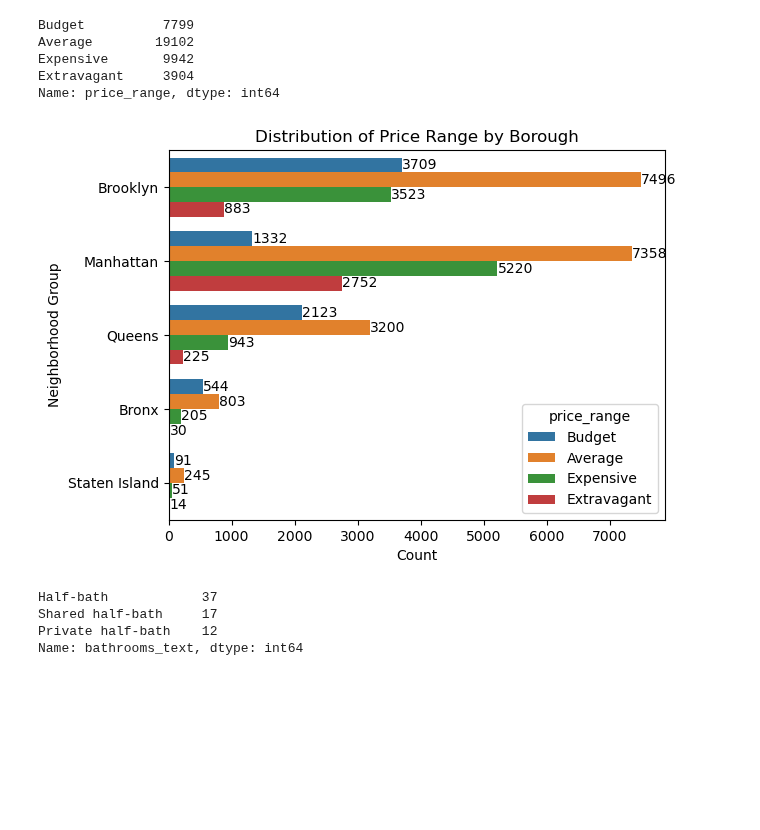
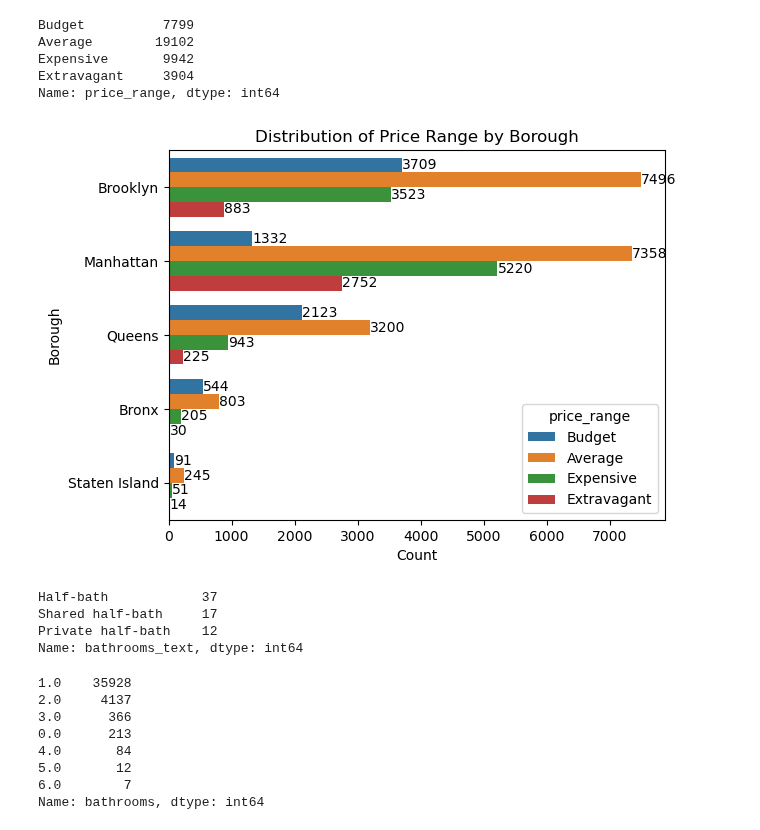
Before and after one commit to n-altawam/Sprinboard, a Jupyter notebook: Capstone 2/EDA.ipynb, the cells around one changed output. Drawn from its saved outputs; the diff is of its cells as text; code cells hidden in the pictures; blank space fills up the shorter version.

```diff
--- a/Capstone 2/EDA.ipynb
+++ b/Capstone 2/EDA.ipynb
@@ -212,12 +247,12 @@ Expensive       9942
 Extravagant     3904
 Name: price_range, dtype: int64
 # %%
-ax = sns.countplot(y='neighbourhood_group', hue='price_range', data=df)
+ax = sns.countplot(y='borough', hue='price_range', data=df)
 for container in ax.containers:
     ax.bar_label(container, fontsize=10)
-plt.ylabel('Neighborhood Group')
+plt.ylabel('Borough')
 plt.xlabel('Count')
 plt.title('Distribution of Price Range by Borough')
 plt.show()
 # %% [output]
-[figure, old version]
+[figure, new version]
@@ -226,9 +259,20 @@ df = df.rename(columns={'neighbourhood_group': 'borough'})
 # %%
 df['bathrooms'] = df['bathrooms_text'].str.extract(r'(\d+)', expand=False).astype(float)
+df.loc[df.bathrooms.isna()].bathrooms_text.value_counts()
+# %% [output]
+Half-bath            37
+Shared half-bath     17
+Private half-bath    12
+Name: bathrooms_text, dtype: int64
 # %%
-df.loc[df.bathrooms.isna()].bathrooms_text.value_counts()
+df.bathrooms.fillna(value=1, inplace=True)
+df.bathrooms.value_counts()
 # %% [output]
-Half-bath            37
-Shared half-bath     17
-Private half-bath    12
-Name: bathrooms_text, dtype: int64
+1.0    35928
+2.0     4137
+3.0      366
+0.0      213
+4.0       84
+5.0       12
+6.0        7
+Name: bathrooms, dtype: int64
```
Also changed, not shown: parts of 8 cells of this notebook.
